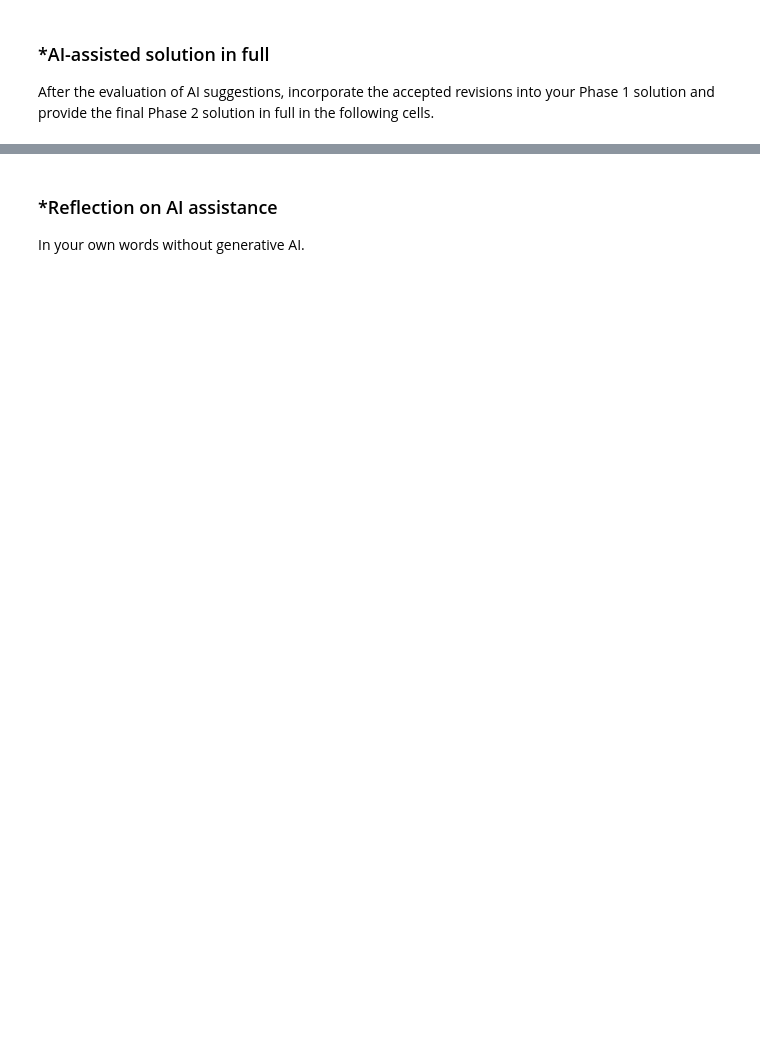
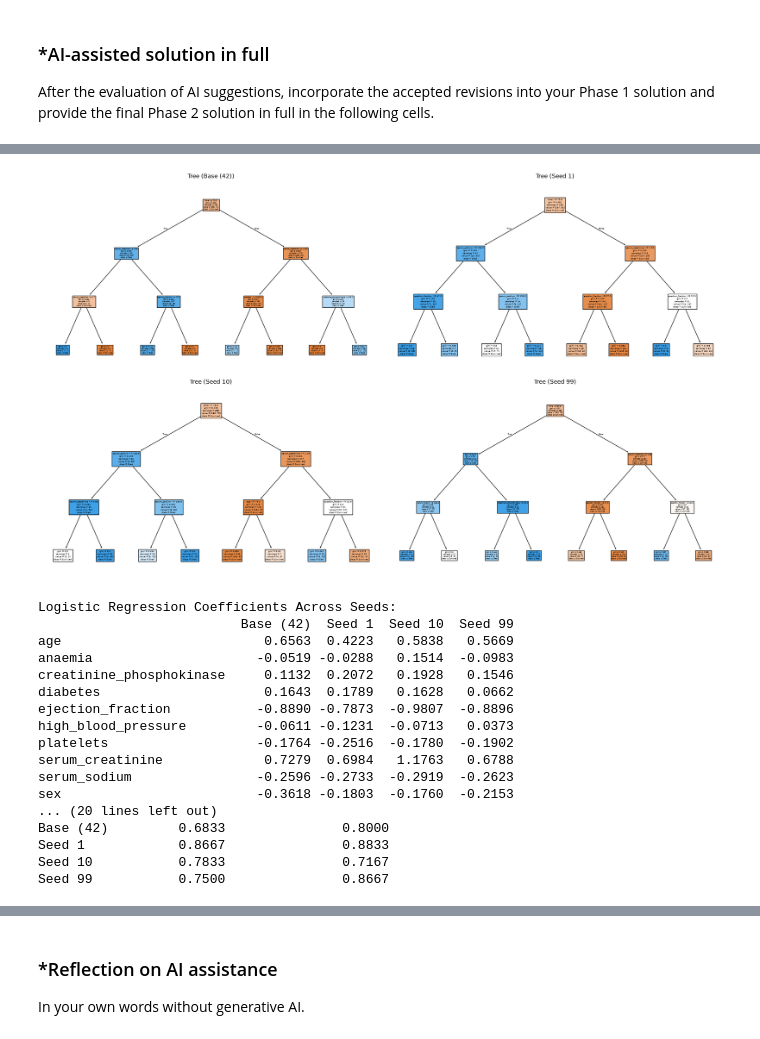
Before and after one commit to aureamc/L03-tree-stability, a Jupyter notebook: L03_notebook.ipynb, the cells around one changed output, grey strips where cells are left out. Drawn from its saved outputs; the diff is of its cells as text; code cells hidden in the pictures; blank space fills up the shorter version.

```diff
--- a/L03_notebook.ipynb
+++ b/L03_notebook.ipynb
@@ -447,0 +668,64 @@ After the evaluation of AI suggestions, incorporate the accepted revisions into
+# %%
+seeds = [1, 10, 99]   # alternative seeds, saved for reproducibility
+runs = {seed_base: base}
+runs.update({s: fit_models(s) for s in seeds})
+labels = {s: (f'Base ({s})' if s == seed_base else f'Seed {s}') for s in runs}
+
+# Set aside predictions from every model on the SAME (base) test set
+preds = {'Tree': {}, 'Logistic': {}}
+for s, r in runs.items():
+    preds['Tree'][s] = r['tree'].predict_proba(X_test)[:, 1]
+    preds['Logistic'][s] = r['log'].predict_proba(scaler.transform(X_test))[:, 1]
+
+# Compare the four trees side by side
+fig, axes = plt.subplots(2, 2, figsize=(20, 12))
+for ax, (s, r) in zip(axes.flatten(), runs.items()):
+    plot_tree(r['tree'], feature_names=X.columns, class_names=['Survived', 'Died'],
+              filled=True, ax=ax)
+    ax.set_title(f"Tree ({labels[s]})")
+plt.tight_layout()
+plt.show()
+
+# Compare logistic coefficients (all on the same standardized scale)
+coef_table = pd.DataFrame({labels[s]: r['log'].coef_[0] for s, r in runs.items()},
+                          index=X.columns)
+print("Logistic Regression Coefficients Across Seeds:")
+print(coef_table.round(4))
+
+# Verification: range and sign flips for each coefficient
+coef_summary = pd.DataFrame({
+    'min': coef_table.min(axis=1),
+    'max': coef_table.max(axis=1),
+    'sign_flips': np.sign(coef_table).nunique(axis=1) > 1
+})
+print("\nCoefficient range across seeds:")
+print(coef_summary.round(4))
+
+# Test accuracy of each model on its own seed's test set
+accuracy = pd.DataFrame({
+    'Decision Tree': [accuracy_score(r['y_test'], r['tree'].predict(r['X_test']))
+                      for r in runs.values()],
+    'Logistic Regression': [accuracy_score(r['y_test'], r['log'].predict(scaler.transform(r['X_test'])))
+                            for r in runs.values()]
+}, index=[labels[s] for s in runs])
+print("\nTest Accuracy Across Seeds:")
+print(accuracy.round(4))
+# %% [output]
+[figure, added]
+Logistic Regression Coefficients Across Seeds:
+                          Base (42)  Seed 1  Seed 10  Seed 99
+age                          0.6563  0.4223   0.5838   0.5669
+anaemia                     -0.0519 -0.0288   0.1514  -0.0983
+creatinine_phosphokinase     0.1132  0.2072   0.1928   0.1546
+diabetes                     0.1643  0.1789   0.1628   0.0662
+ejection_fraction           -0.8890 -0.7873  -0.9807  -0.8896
+high_blood_pressure         -0.0611 -0.1231  -0.0713   0.0373
+platelets                   -0.1764 -0.2516  -0.1780  -0.1902
+serum_creatinine             0.7279  0.6984   1.1763   0.6788
+serum_sodium                -0.2596 -0.2733  -0.2919  -0.2623
+sex                         -0.3618 -0.1803  -0.1760  -0.2153
+... (20 lines left out)
+Base (42)         0.6833               0.8000
+Seed 1            0.8667               0.8833
+Seed 10           0.7833               0.7167
+Seed 99           0.7500               0.8667
```
Also changed, not shown: parts of 27 cells of this notebook.
